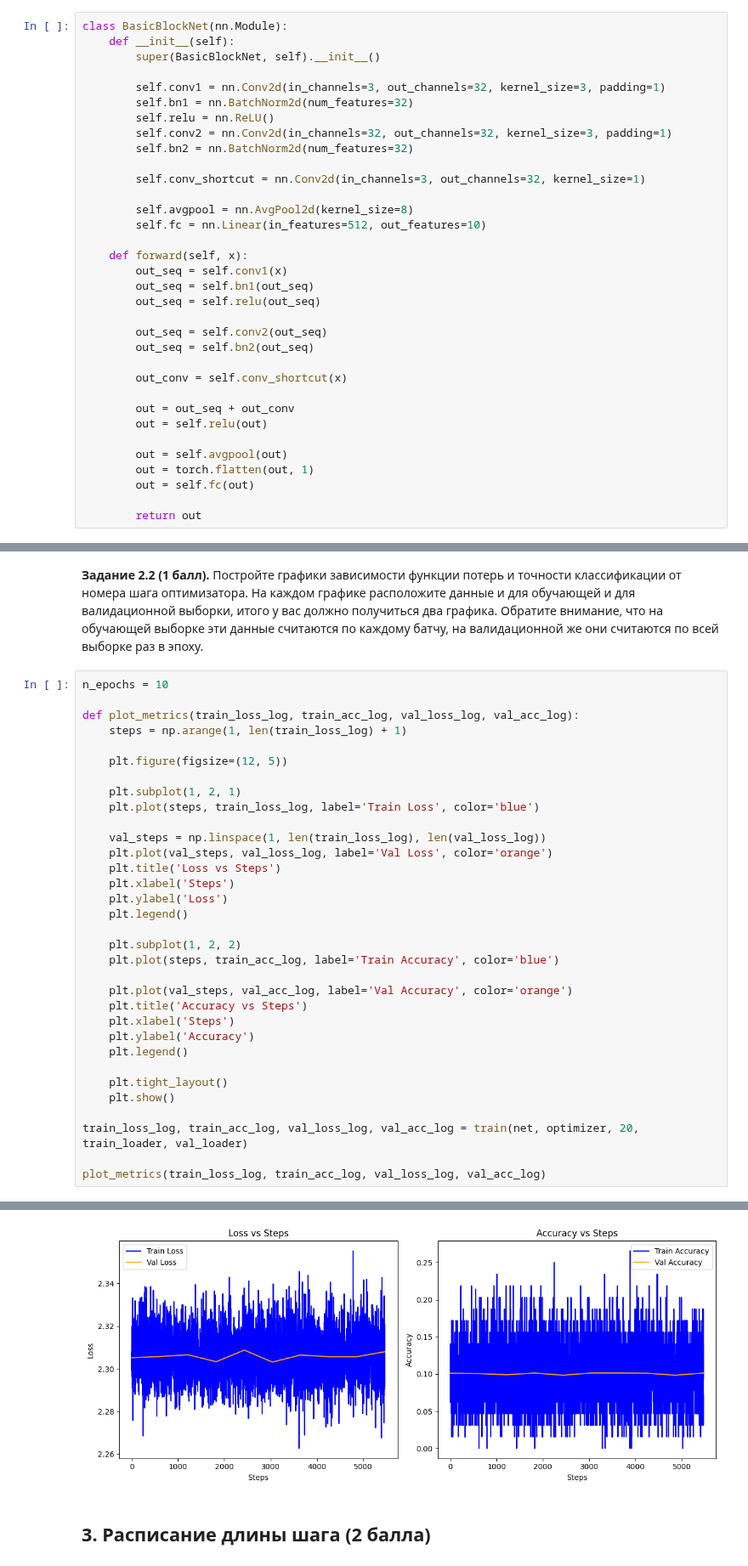
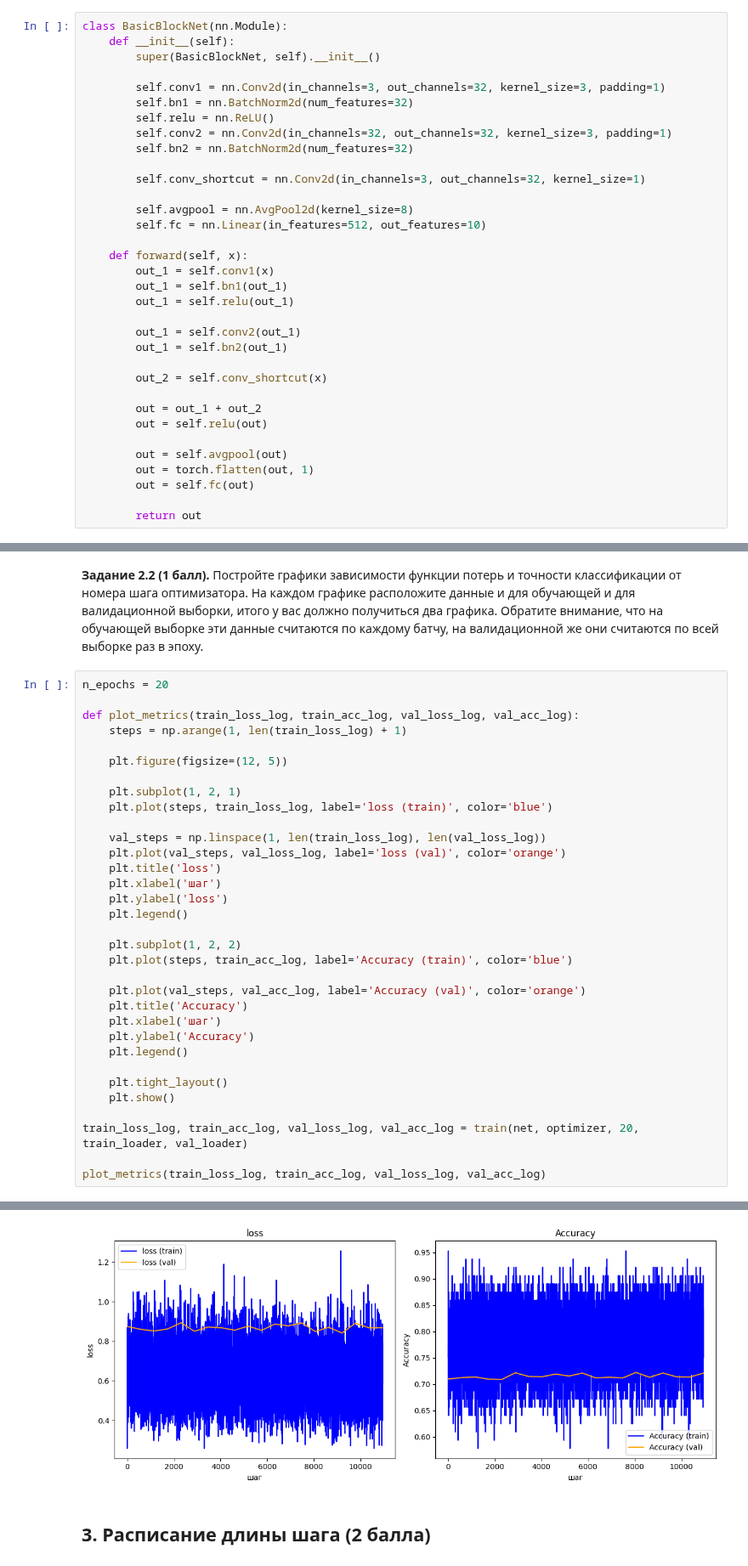
Before and after one commit to PavelMKh/HSE-AI, a Jupyter notebook: DL/HW2_Khomenko.ipynb, the cells around one changed output, grey strips where cells are left out. Shown at 85% size. Drawn from its saved outputs; the diff is of its cells as text.

```diff
--- a/DL/HW2_Khomenko.ipynb
+++ b/DL/HW2_Khomenko.ipynb
@@ -165,16 +165,16 @@ class BasicBlockNet(nn.Module):
         self.fc = nn.Linear(in_features=512, out_features=10)
 
     def forward(self, x):
-        out_seq = self.conv1(x)
-        out_seq = self.bn1(out_seq)
-        out_seq = self.relu(out_seq)
+        out_1 = self.conv1(x)
+        out_1 = self.bn1(out_1)
+        out_1 = self.relu(out_1)
 
-        out_seq = self.conv2(out_seq)
-        out_seq = self.bn2(out_seq)
+        out_1 = self.conv2(out_1)
+        out_1 = self.bn2(out_1)
 
-        out_conv = self.conv_shortcut(x)
+        out_2 = self.conv_shortcut(x)
 
-        out = out_seq + out_conv
+        out = out_1 + out_2
         out = self.relu(out)
 
         out = self.avgpool(out)
@@ -325,7 +325,7 @@ Test Loss: 0.9028025759253532, Test Accuracy: 0.6905851910828026
 # %% [markdown]
 **Задание 2.2 (1 балл).** Постройте графики зависимости функции потерь и точности классификации от номера шага оптимизатора. На каждом графике расположите данные и для обучающей и для валидационной выборки, итого у вас должно получиться два графика. Обратите внимание, что на обучающей выборке эти данные считаются по каждому батчу, на валидационной же они считаются по всей выборке раз в эпоху.
 # %%
-n_epochs = 10
+n_epochs = 20
 
 def plot_metrics(train_loss_log, train_acc_log, val_loss_log, val_acc_log):
     steps = np.arange(1, len(train_loss_log) + 1)
@@ -333,21 +333,21 @@ def plot_metrics(train_loss_log, train_acc_log, val_loss_log, val_acc_log):
     plt.figure(figsize=(12, 5))
 
     plt.subplot(1, 2, 1)
-    plt.plot(steps, train_loss_log, label='Train Loss', color='blue')
+    plt.plot(steps, train_loss_log, label='loss (train)', color='blue')
 
     val_steps = np.linspace(1, len(train_loss_log), len(val_loss_log))
-    plt.plot(val_steps, val_loss_log, label='Val Loss', color='orange')
-    plt.title('Loss vs Steps')
-    plt.xlabel('Steps')
-    plt.ylabel('Loss')
+    plt.plot(val_steps, val_loss_log, label='loss (val)', color='orange')
+    plt.title('loss')
+    plt.xlabel('шаг')
+    plt.ylabel('loss')
     plt.legend()
 
     plt.subplot(1, 2, 2)
-    plt.plot(steps, train_acc_log, label='Train Accuracy', color='blue')
+    plt.plot(steps, train_acc_log, label='Accuracy (train)', color='blue')
 
-    plt.plot(val_steps, val_acc_log, label='Val Accuracy', color='orange')
-    plt.title('Accuracy vs Steps')
-    plt.xlabel('Steps')
+    plt.plot(val_steps, val_acc_log, label='Accuracy (val)', color='orange')
+    plt.title('Accuracy')
+    plt.xlabel('шаг')
     plt.ylabel('Accuracy')
     plt.legend()
 
@@ -378,4 +378,4 @@ Epoch 9
-[figure, old version]
+[figure, new version]
 # %% [markdown]
 ## 3. Расписание длины шага (2 балла)
 # %% [markdown]
```
Also changed, not shown: parts of 5 cells of this notebook.
